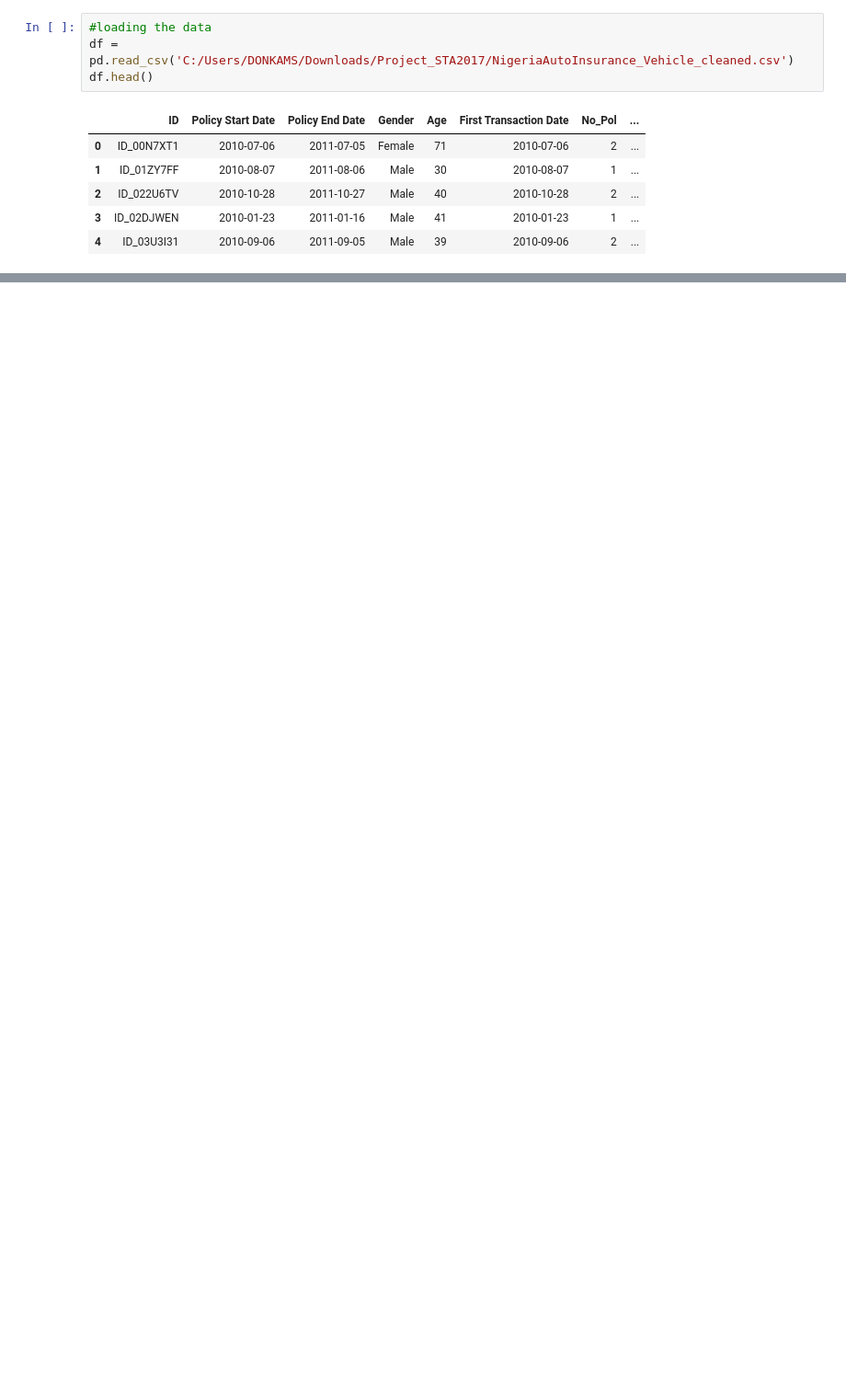
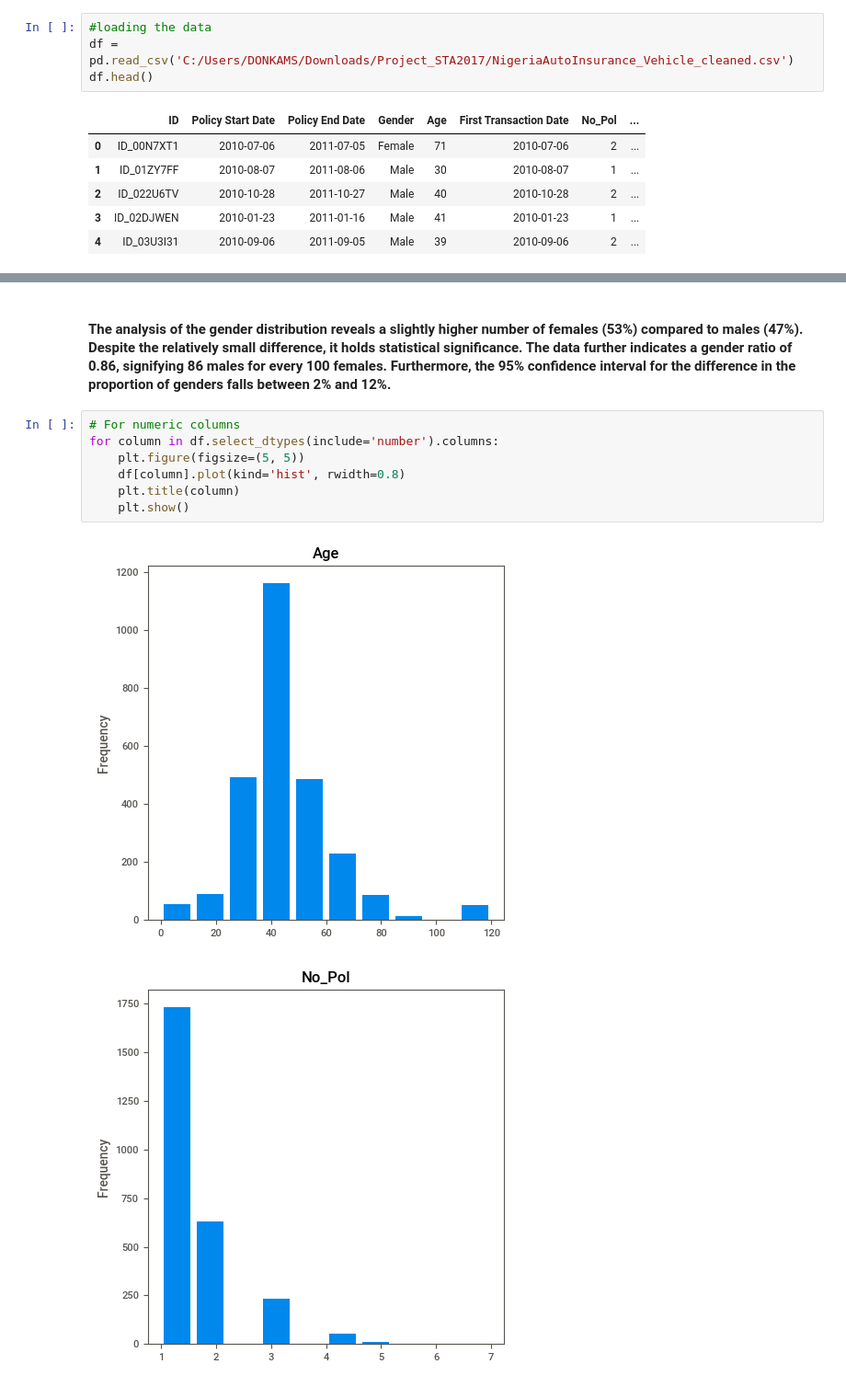
Before and after one commit to Gbekoilias/Auto-Insurance-Claim-Prediction, a Jupyter notebook: analyzing.ipynb, the cells around one changed output, grey strips where cells are left out. Shown at 92% size. Cells and saved outputs as stored; diff of their text form; blank space fills up the shorter version.

```diff
--- a/analyzing.ipynb
+++ b/analyzing.ipynb
@@ -19,0 +93,12 @@ array(['Female', 'Male', 'Entity', 'NO GENDER', 'Joint Gender',
+# %% [markdown]
+#### The analysis of the gender distribution reveals a slightly higher number of females (53%) compared to males (47%). Despite the relatively small difference, it holds statistical significance. The data further indicates a gender ratio of 0.86, signifying 86 males for every 100 females. Furthermore, the 95% confidence interval for the difference in the proportion of genders falls between 2% and 12%.
+# %%
+# For numeric columns
+for column in df.select_dtypes(include='number').columns:
+    plt.figure(figsize=(5, 5))
+    df[column].plot(kind='hist', rwidth=0.8)
+    plt.title(column)
+    plt.show()
+# %% [output]
+[figure, added]
+[figure, added]
```
Also changed, not shown: parts of 17 cells of this notebook, 6 other files.
